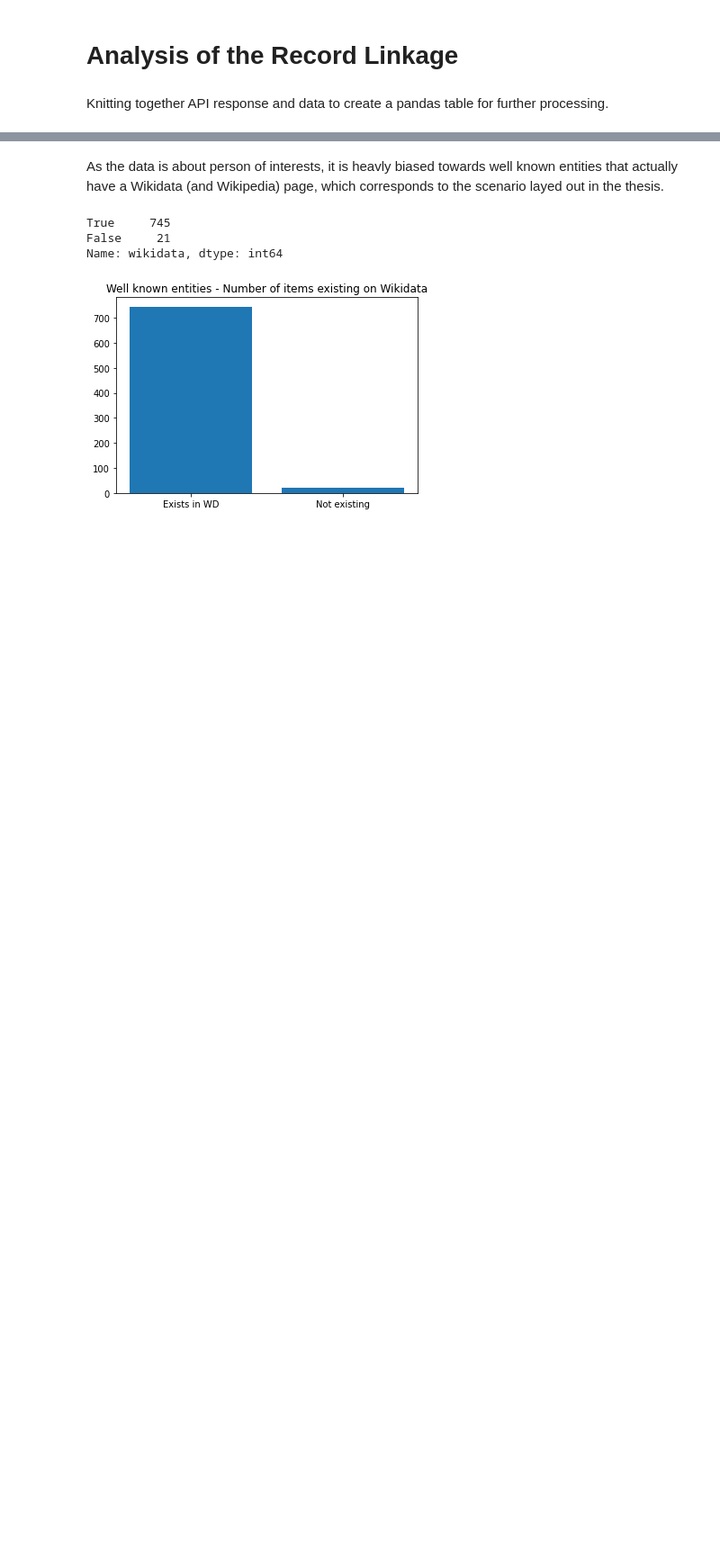
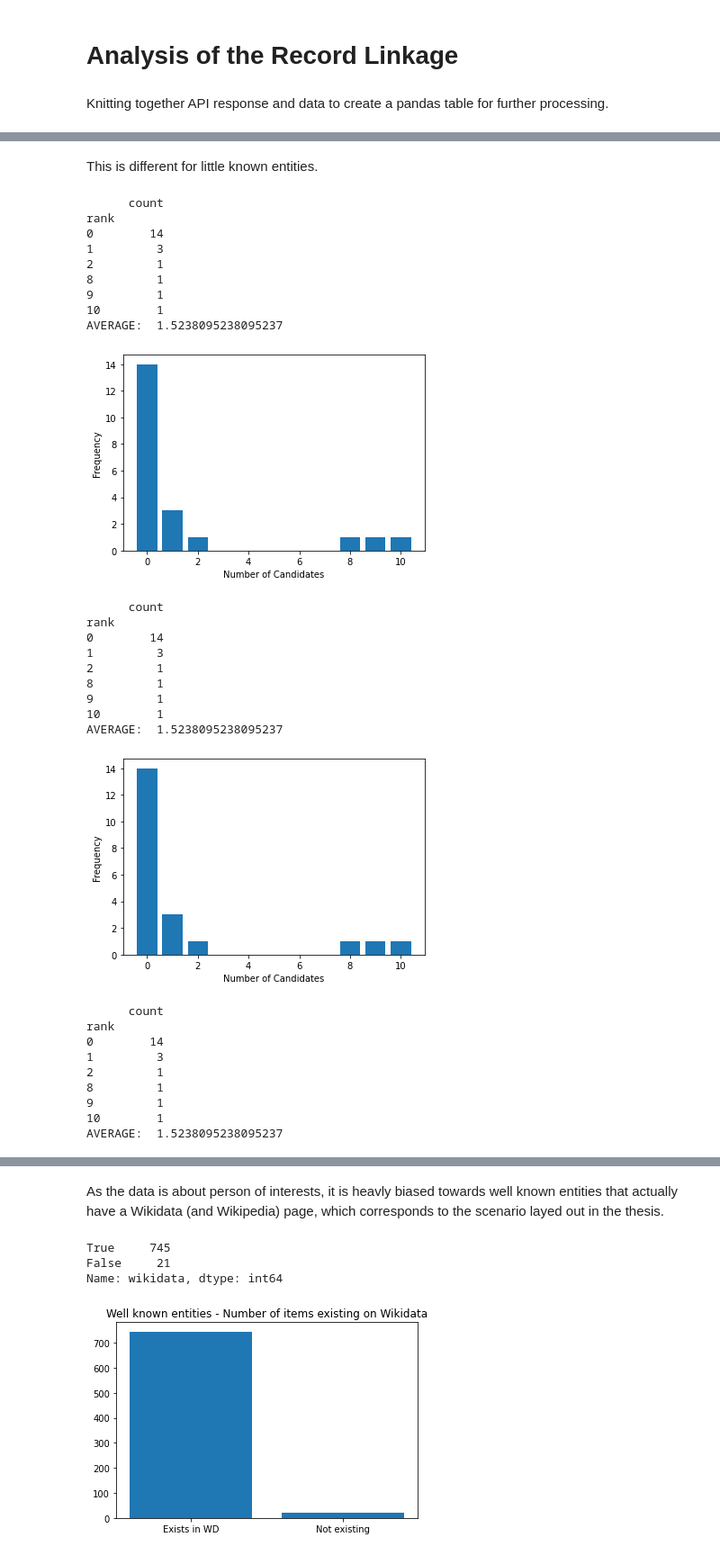
Before and after one commit to PeterWalchhofer/evaluation_bachelor_thesis, a Jupyter notebook: Analysis.ipynb, the cells around one changed output, grey strips where cells are left out. Shown at 90% size. Drawn from its saved outputs; the diff is of its cells as text; code cells hidden in the pictures; blank space fills up the shorter version.

```diff
--- a/Analysis.ipynb
+++ b/Analysis.ipynb
@@ -249,0 +309,43 @@ Before calculating scores based on similarity measures, the Wikidata Reconciliat
+# %% [markdown]
+This is different for little known entities.
+# %%
+def little_known_cd_count(cd, description):
+    little_known = cd[cd["wikidata"].isna()]
+    num_cd_plt(little_known, description)
+
+little_known_cd_count(cd_table_full, "[full mapping]")
+plt.show()
+little_known_cd_count(cd_table_refined, "[refined mapping]")
+plt.show()
+little_known_cd_count(cd_table_sparse, "[sparse mapping]")
+#plt.savefig(f"plots/number_of_candidates_little_known")
+# %% [output]
+      count
+rank
+0        14
+1         3
+2         1
+8         1
+9         1
+10        1
+AVERAGE:  1.5238095238095237
+[figure, added]
+      count
+rank
+0        14
+1         3
+2         1
+8         1
+9         1
+10        1
+AVERAGE:  1.5238095238095237
+[figure, added]
+      count
+rank
+0        14
+1         3
+2         1
+8         1
+9         1
+10        1
+AVERAGE:  1.5238095238095237
```
Also changed, not shown: parts of 35 cells of this notebook, 9 other files.
